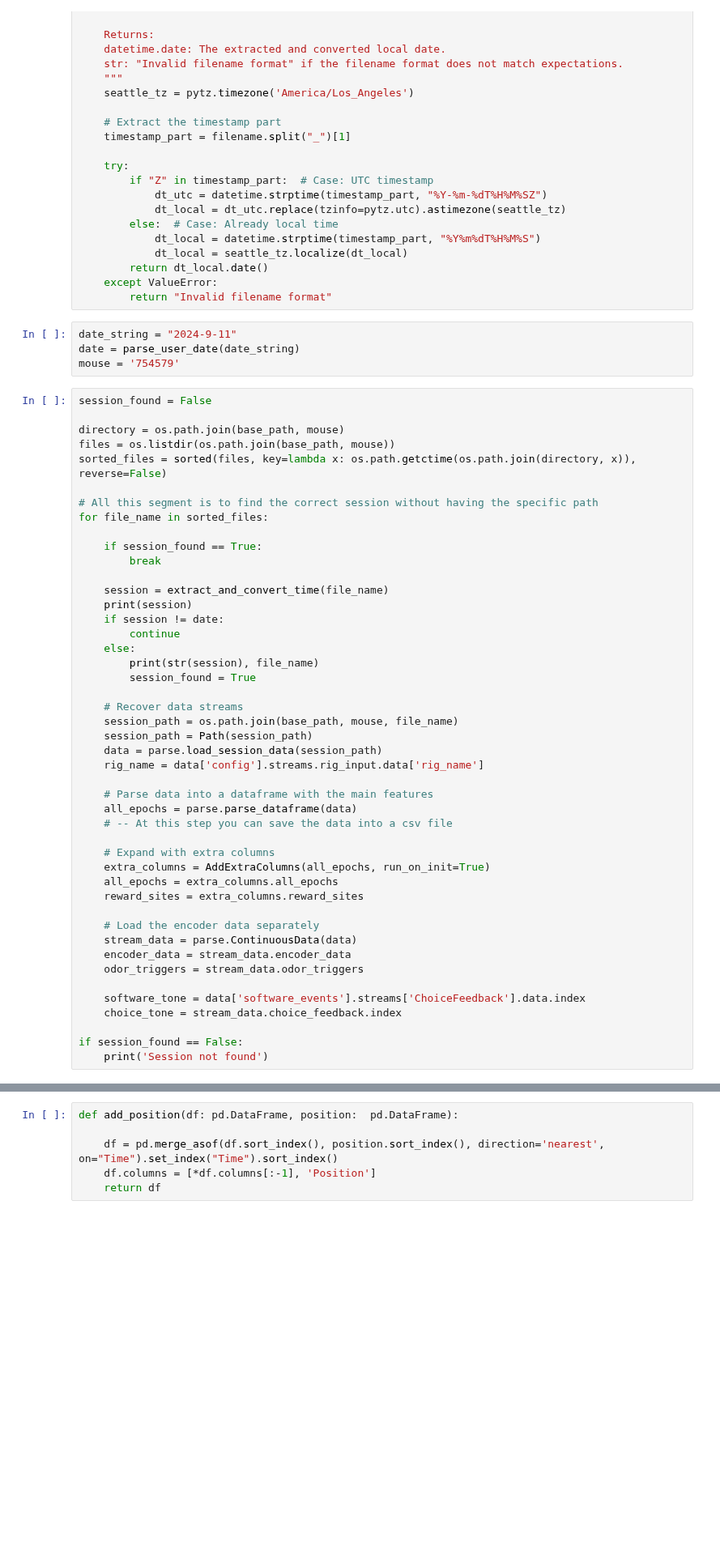
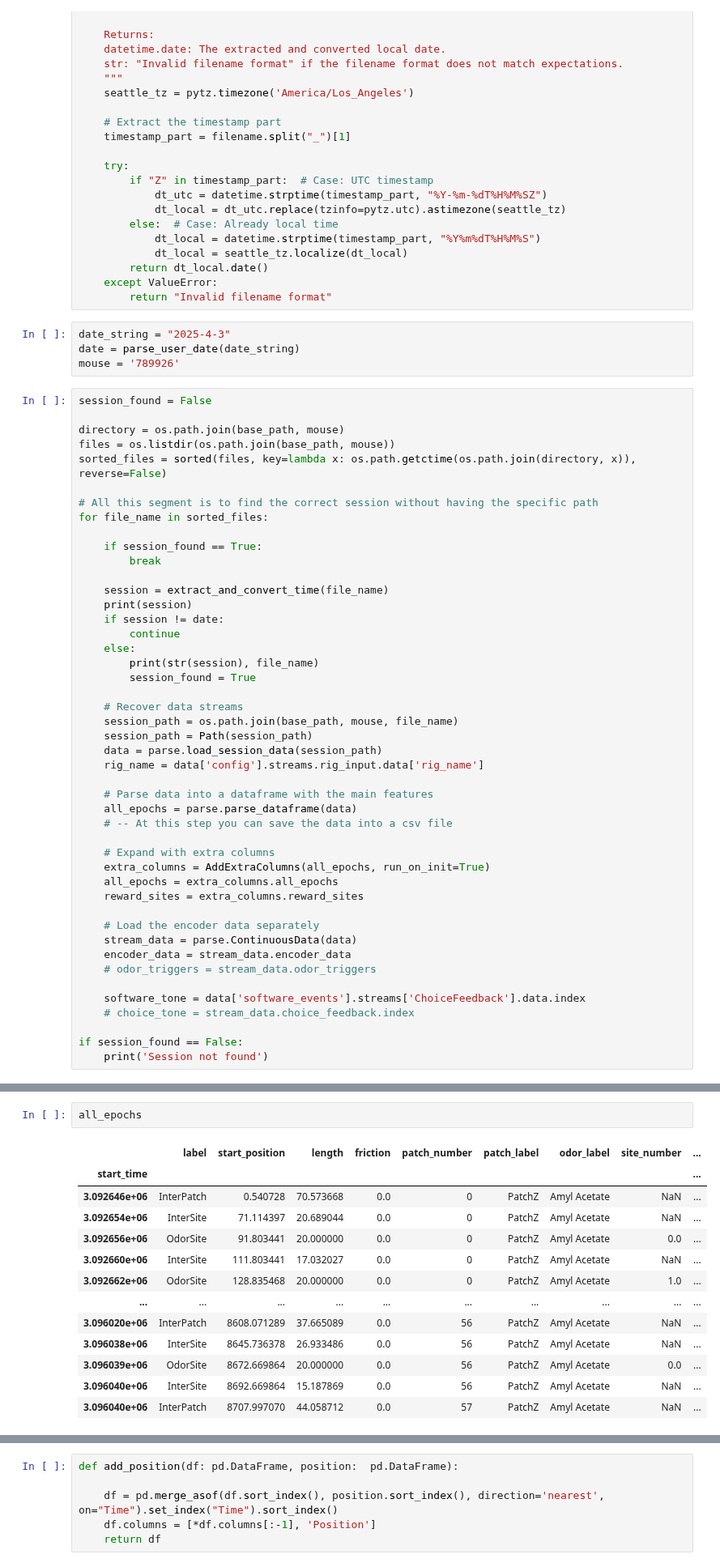
Before and after one commit to AllenNeuralDynamics/Aind.Behavior.VrForaging.Analysis, a Jupyter notebook: notebooks/BehaviorAnalysis/General/SummaryTodayTraining.ipynb, the cells around one changed output, grey strips where cells are left out. Shown at 81% size. Cells and saved outputs as stored; diff of their text form; blank space fills up the shorter version.

```diff
--- a/notebooks/BehaviorAnalysis/General/SummaryTodayTraining.ipynb
+++ b/notebooks/BehaviorAnalysis/General/SummaryTodayTraining.ipynb
@@ -94,9 +94,9 @@ def extract_and_convert_time(filename):
     except ValueError:
         return "Invalid filename format"
 # %%
-date_string = "2024-9-11"
+date_string = "2025-4-3"
 date = parse_user_date(date_string)
-mouse = '754579'
+mouse = '789926'
 # %%
 session_found = False
 
@@ -136,10 +136,10 @@ for file_name in sorted_files:
     # Load the encoder data separately
     stream_data = parse.ContinuousData(data)
     encoder_data = stream_data.encoder_data
-    odor_triggers = stream_data.odor_triggers
+    # odor_triggers = stream_data.odor_triggers
 
     software_tone = data['software_events'].streams['ChoiceFeedback'].data.index
-    choice_tone = stream_data.choice_feedback.index
+    # choice_tone = stream_data.choice_feedback.index
 
 if session_found == False:
     print('Session not found')
@@ -184,0 +196,16 @@ for odor_label in reward_sites.odor_label.unique():
+# %%
+all_epochs
+# %% [output]
+|  | label | start_position | length | friction | patch_number | patch_label | odor_label | site_number | ... |
+| start_time |  |  |  |  |  |  |  |  | ... |
+| 3.092646e+06 | InterPatch | 0.540728 | 70.573668 | 0.0 | 0 | PatchZ | Amyl Acetate | NaN | ... |
+| 3.092654e+06 | InterSite | 71.114397 | 20.689044 | 0.0 | 0 | PatchZ | Amyl Acetate | NaN | ... |
+| 3.092656e+06 | OdorSite | 91.803441 | 20.000000 | 0.0 | 0 | PatchZ | Amyl Acetate | 0.0 | ... |
+| 3.092660e+06 | InterSite | 111.803441 | 17.032027 | 0.0 | 0 | PatchZ | Amyl Acetate | NaN | ... |
+| 3.092662e+06 | OdorSite | 128.835468 | 20.000000 | 0.0 | 0 | PatchZ | Amyl Acetate | 1.0 | ... |
+| ... | ... | ... | ... | ... | ... | ... | ... | ... | ... |
+| 3.096020e+06 | InterPatch | 8608.071289 | 37.665089 | 0.0 | 56 | PatchZ | Amyl Acetate | NaN | ... |
+| 3.096038e+06 | InterSite | 8645.736378 | 26.933486 | 0.0 | 56 | PatchZ | Amyl Acetate | NaN | ... |
+| 3.096039e+06 | OdorSite | 8672.669864 | 20.000000 | 0.0 | 56 | PatchZ | Amyl Acetate | 0.0 | ... |
+| 3.096040e+06 | InterSite | 8692.669864 | 15.187869 | 0.0 | 56 | PatchZ | Amyl Acetate | NaN | ... |
+| 3.096040e+06 | InterPatch | 8707.997070 | 44.058712 | 0.0 | 57 | PatchZ | Amyl Acetate | NaN | ... |
```
Also changed, not shown: parts of 12 cells of this notebook, 38 other files.
